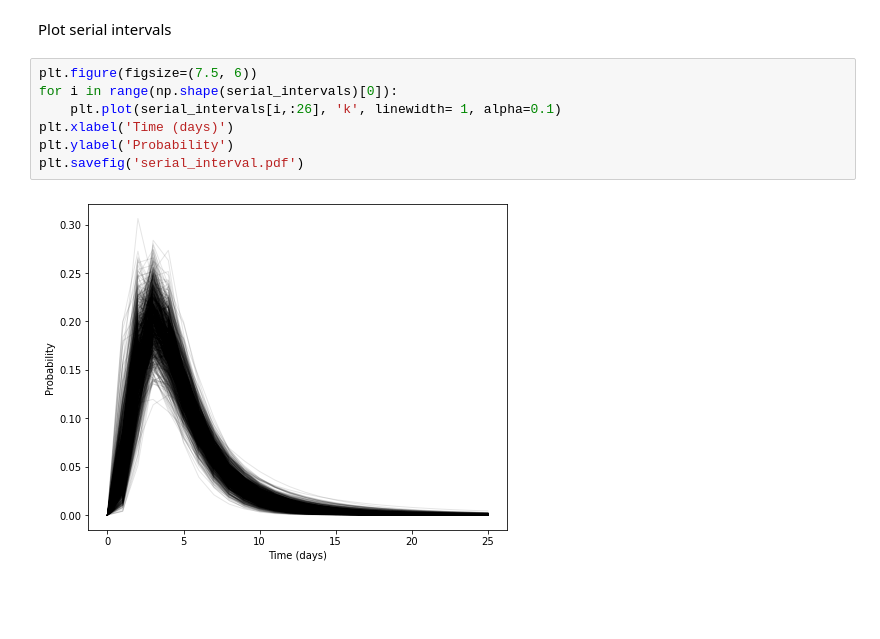
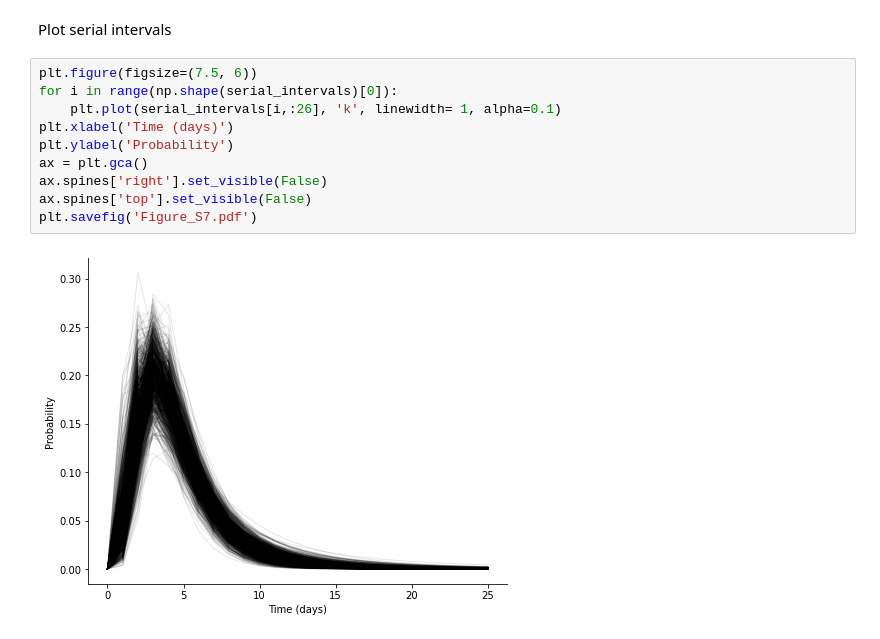
Before and after one commit to SABS-R3-Epidemiology/branchpro, a Jupyter notebook: branchpro/results/serial-interval-plot.ipynb, the cells around one changed output. Drawn from its saved outputs; the diff is of its cells as text; blank space fills up the shorter version.

Commit message:
new style serial interval plot

```diff
--- a/branchpro/results/serial-interval-plot.ipynb
+++ b/branchpro/results/serial-interval-plot.ipynb
@@ -23,9 +23,12 @@ Plot serial intervals
 # %%
 plt.figure(figsize=(7.5, 6))
 for i in range(np.shape(serial_intervals)[0]):
     plt.plot(serial_intervals[i,:26], 'k', linewidth= 1, alpha=0.1)
 plt.xlabel('Time (days)')
 plt.ylabel('Probability')
-plt.savefig('serial_interval.pdf')
+ax = plt.gca()
+ax.spines['right'].set_visible(False)
+ax.spines['top'].set_visible(False)
+plt.savefig('Figure_S7.pdf')
 # %% [output]
-[figure, old version]
+[figure, new version]
```
Also changed, not shown: 2 other files.
